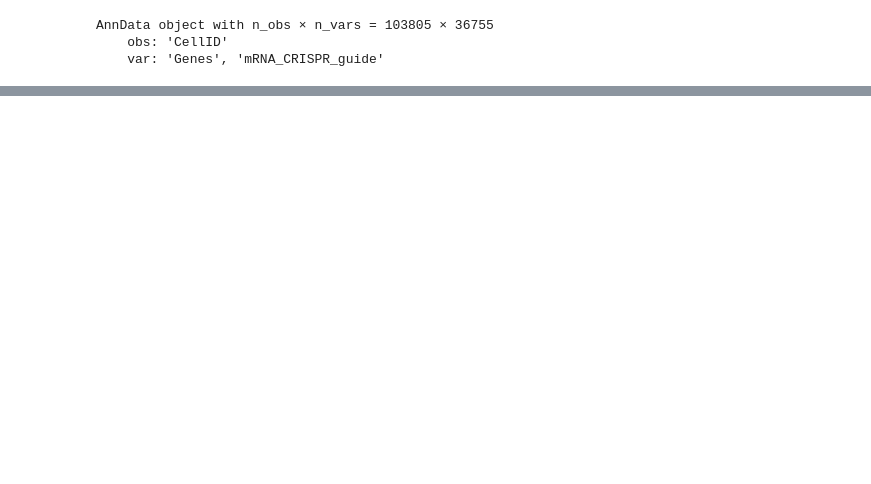
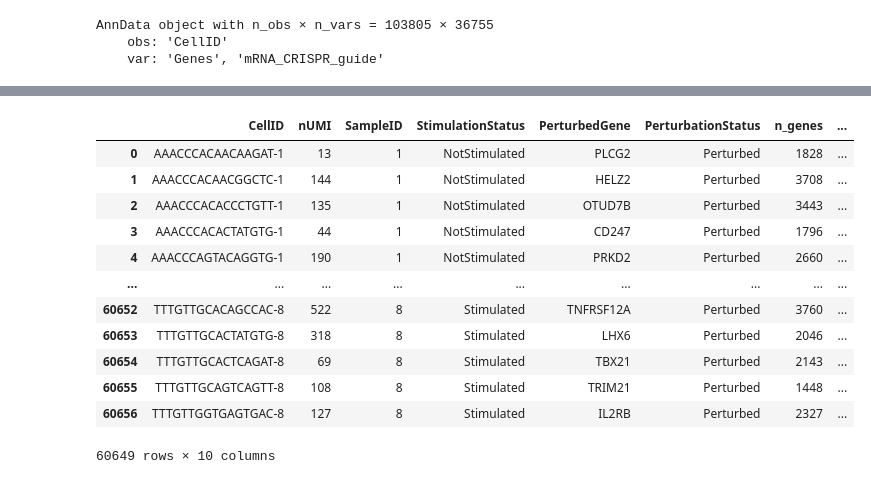
Before and after one commit to NikitaArya17/next_generation_sequencing_projects, a Jupyter notebook: schmidt/01_schmidt.ipynb, the cells around one changed output, grey strips where cells are left out. Saved outputs shown, nothing was run; the diff lists cells and outputs as text; code cells hidden in the pictures; blank space fills up the shorter version.

```diff
--- a/schmidt/01_schmidt.ipynb
+++ b/schmidt/01_schmidt.ipynb
@@ -66,0 +124,3 @@ AnnData object with n_obs × n_vars = 103805 × 36755
+# %%
+model = models.Model.load(model = 'Immune_All_Low.pkl')
+model
@@ -66,0 +135,26 @@ AnnData object with n_obs × n_vars = 103805 × 36755
+# %%
+def preprocess_data(adata):
+  sc.pp.normalize_total(adata, target_sum = 1e4)
+  sc.pp.log1p(adata)
+  adata.X = adata.X.toarray()
+  predictions = celltypist.annotate(adata, model = model, majority_voting = False)
+  predictions_adata = predictions.to_adata()
+  adata.obs['predicted_labels'] = predictions_adata.obs.loc[adata.obs.index, 'predicted_labels']
+  adata.obs['score'] = predictions_adata.obs.loc[adata.obs.index, 'conf_score']
+  return adata.obs
+# %%
+preprocess_data(adata)
+# %% [output]
+|  | CellID | nUMI | SampleID | StimulationStatus | PerturbedGene | PerturbationStatus | n_genes | ... |
+| 0 | AAACCCACAACAAGAT-1 | 13 | 1 | NotStimulated | PLCG2 | Perturbed | 1828 | ... |
+| 1 | AAACCCACAACGGCTC-1 | 144 | 1 | NotStimulated | HELZ2 | Perturbed | 3708 | ... |
+| 2 | AAACCCACACCCTGTT-1 | 135 | 1 | NotStimulated | OTUD7B | Perturbed | 3443 | ... |
+| 3 | AAACCCACACTATGTG-1 | 44 | 1 | NotStimulated | CD247 | Perturbed | 1796 | ... |
+| 4 | AAACCCAGTACAGGTG-1 | 190 | 1 | NotStimulated | PRKD2 | Perturbed | 2660 | ... |
+| ... | ... | ... | ... | ... | ... | ... | ... | ... |
+| 60652 | TTTGTTGCACAGCCAC-8 | 522 | 8 | Stimulated | TNFRSF12A | Perturbed | 3760 | ... |
+| 60653 | TTTGTTGCACTATGTG-8 | 318 | 8 | Stimulated | LHX6 | Perturbed | 2046 | ... |
+| 60654 | TTTGTTGCACTCAGAT-8 | 69 | 8 | Stimulated | TBX21 | Perturbed | 2143 | ... |
+| 60655 | TTTGTTGCAGTCAGTT-8 | 108 | 8 | Stimulated | TRIM21 | Perturbed | 1448 | ... |
+| 60656 | TTTGTTGGTGAGTGAC-8 | 127 | 8 | Stimulated | IL2RB | Perturbed | 2327 | ... |
+60649 rows × 10 columns
```
Also changed, not shown: parts of 11 cells of this notebook.
